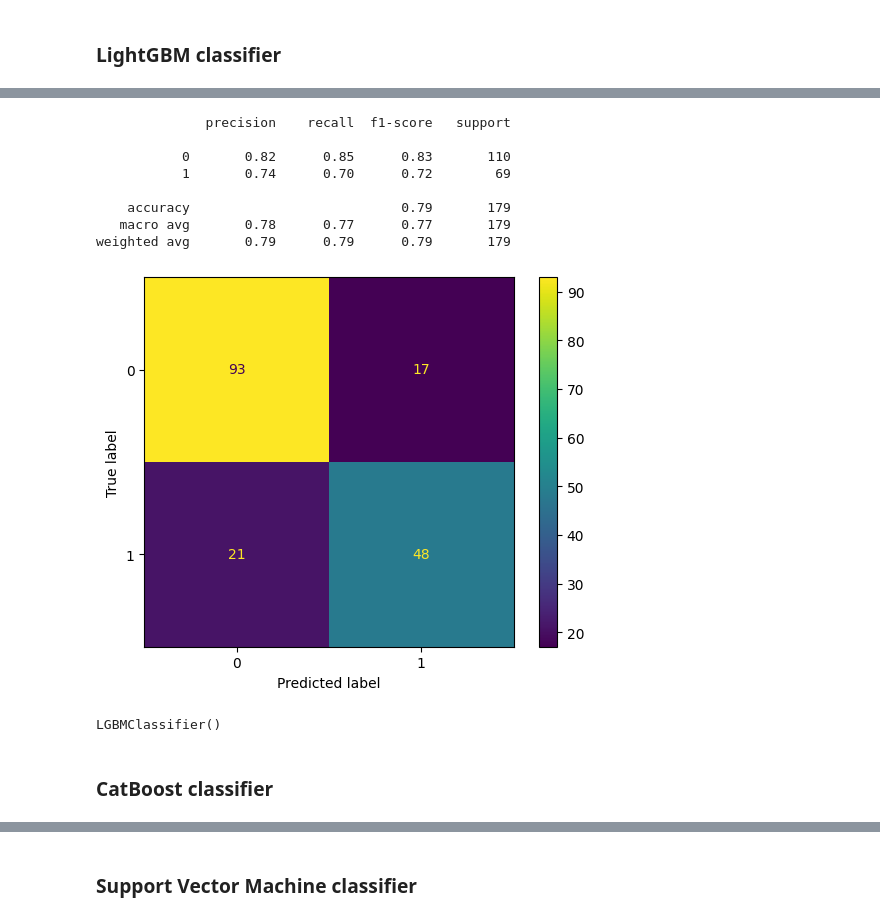
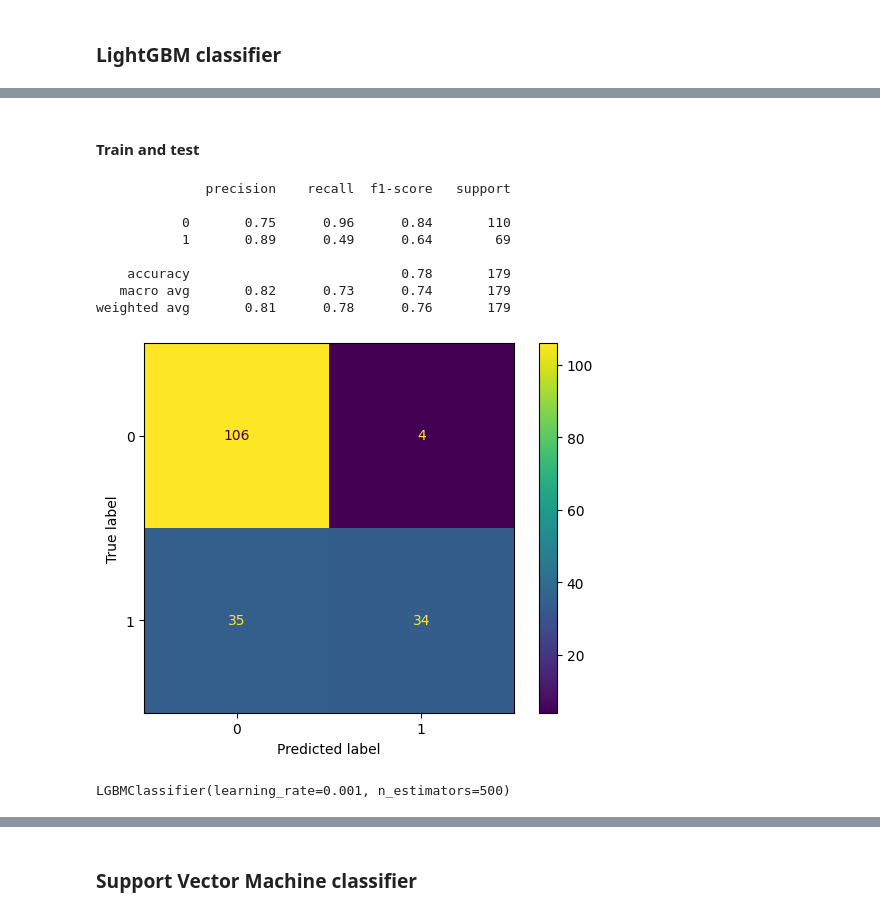
Before and after one commit to babakmahmoudian/data_science_snippets, a Jupyter notebook: sklearn-ml.ipynb, the cells around one changed output, grey strips where cells are left out. Drawn from its saved outputs; the diff is of its cells as text; code cells hidden in the pictures.

```diff
--- a/sklearn-ml.ipynb
+++ b/sklearn-ml.ipynb
@@ -88,7 +87,9 @@ def drawROC(model, X_test, y_test):
 # %% [markdown]
 ### Executing a given algorithm
 # %%
-def execute_ml(model, X_train, y_train, X_test, y_test):
+import sklearn.metrics as metrics
+
+def execute_ml(model):
     model.fit(X_train,y_train)
     pred = model.predict(X_test)
 
@@ -384,18 +574,21 @@ HistGradientBoostingClassifier()
+# %% [markdown]
+#### Train and test
 # %%
 from lightgbm import LGBMClassifier
 
-execute_ml(LGBMClassifier(),
-           X_train, y_train, X_test, y_test)
+execute_ml(
+    LGBMClassifier(
+        **{'boosting_type': 'gbdt', 'learning_rate': 0.001, 'n_estimators': 500}
+    )
+)
 # %% [output]
               precision    recall  f1-score   support
 
-           0       0.82      0.85      0.83       110
-           1       0.74      0.70      0.72        69
+           0       0.75      0.96      0.84       110
+           1       0.89      0.49      0.64        69
 
-    accuracy                           0.79       179
-   macro avg       0.78      0.77      0.77       179
-weighted avg       0.79      0.79      0.79       179
+    accuracy                           0.78       179
+   macro avg       0.82      0.73      0.74       179
+weighted avg       0.81      0.78      0.76       179
-[figure, old version]
+[figure, new version]
-LGBMClassifier()
+LGBMClassifier(learning_rate=0.001, n_estimators=500)
-# %% [markdown]
-### CatBoost classifier
```
Also changed, not shown: parts of 50 cells of this notebook, 1 other file.
